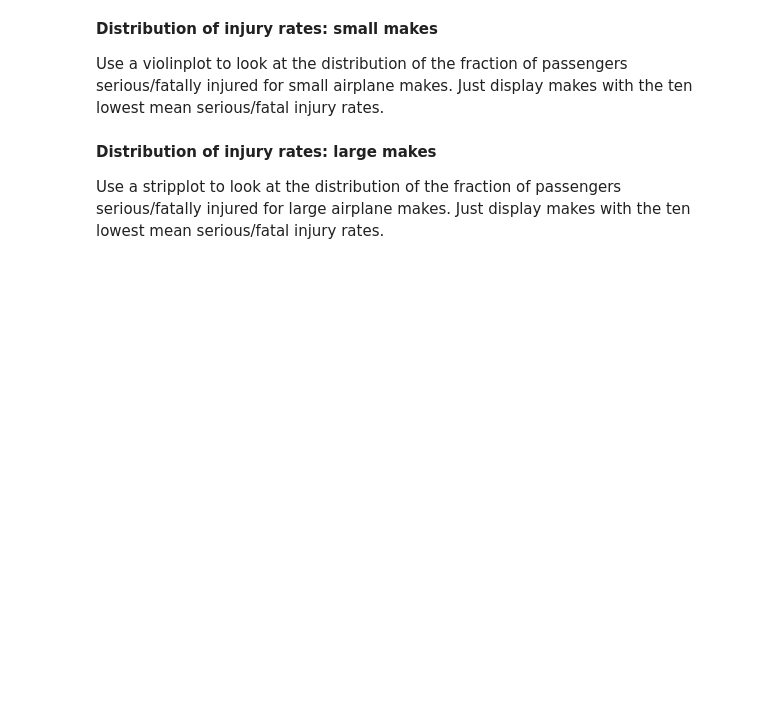
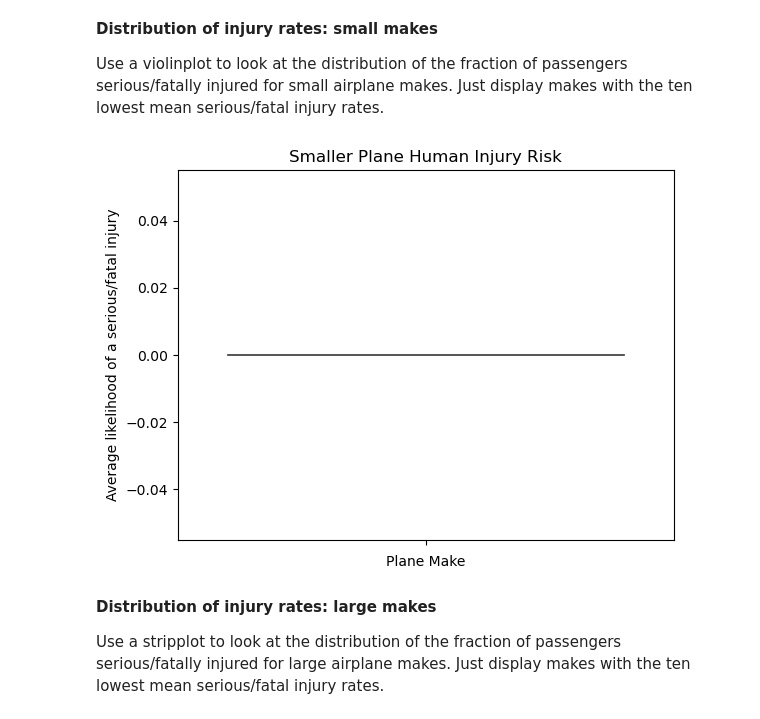
Before and after one commit to benmwangi/Aviation_Summative_Lab, a Jupyter notebook: Aviation_Accidents_Data_Analysis.ipynb, the cells around one changed output. Saved outputs shown, nothing was run; the diff lists cells and outputs as text; code cells hidden in the pictures; blank space fills up the shorter version.

```diff
--- a/Aviation_Accidents_Data_Analysis.ipynb
+++ b/Aviation_Accidents_Data_Analysis.ipynb
@@ -34,6 +46,15 @@ Explore the human injury risk profile for small and larger Makes:
 **Distribution of injury rates: small makes**
 
 Use a violinplot to look at the distribution of the fraction of passengers serious/fatally injured for small airplane makes. Just display makes with the ten lowest mean serious/fatal injury rates.
+# %%
+smaller_injury =smaller_df.groupby(["Make"])["likelihood_serious_fatal"].mean().nsmallest(10)
+sns.violinplot(data=smaller_injury)
+plt.title("Smaller Plane Human Injury Risk")
+plt.xlabel("Plane Make")
+plt.ylabel("Average likelihood of a serious/fatal injury")
+plt.show()
+# %% [output]
+[figure, added]
 # %% [markdown]
 **Distribution of injury rates: large makes**
 
```
Also changed, not shown: parts of 10 cells of this notebook.
